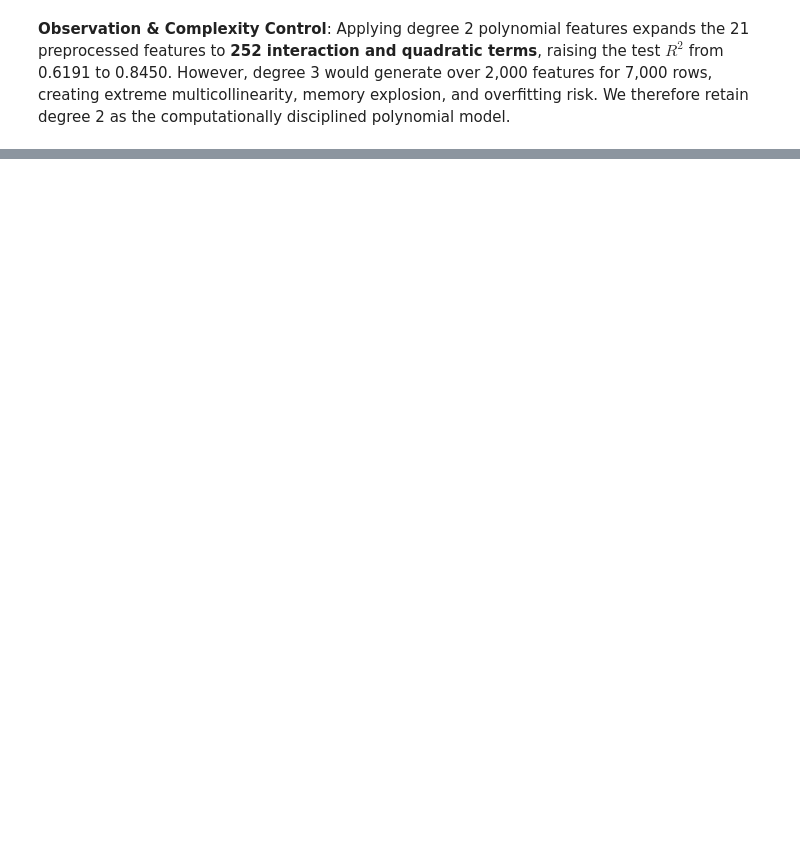
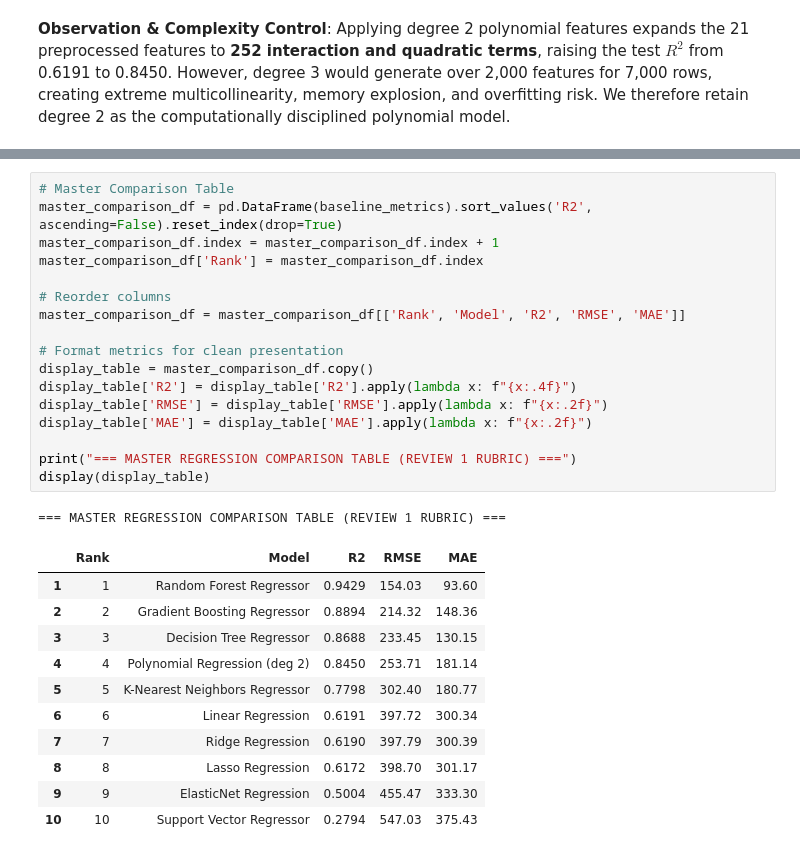
Before and after one commit to Ne-Ran/Machine-Learning-Capstone-Project, a Jupyter notebook: Notebooks/regression.ipynb, the cells around one changed output, grey strips where cells are left out. Saved outputs shown, nothing was run; the diff lists cells and outputs as text; blank space fills up the shorter version.

```diff
--- a/Notebooks/regression.ipynb
+++ b/Notebooks/regression.ipynb
@@ -759,0 +763,30 @@ Applying degree 2 polynomial features expands the 21 preprocessed features to **
+# %%
+# Master Comparison Table
+master_comparison_df = pd.DataFrame(baseline_metrics).sort_values('R2', ascending=False).reset_index(drop=True)
+master_comparison_df.index = master_comparison_df.index + 1
+master_comparison_df['Rank'] = master_comparison_df.index
+
+# Reorder columns
+master_comparison_df = master_comparison_df[['Rank', 'Model', 'R2', 'RMSE', 'MAE']]
+
+# Format metrics for clean presentation
+display_table = master_comparison_df.copy()
+display_table['R2'] = display_table['R2'].apply(lambda x: f"{x:.4f}")
+display_table['RMSE'] = display_table['RMSE'].apply(lambda x: f"{x:.2f}")
+display_table['MAE'] = display_table['MAE'].apply(lambda x: f"{x:.2f}")
+
+print("=== MASTER REGRESSION COMPARISON TABLE (REVIEW 1 RUBRIC) ===")
+display(display_table)
+# %% [output]
+=== MASTER REGRESSION COMPARISON TABLE (REVIEW 1 RUBRIC) ===
+|  | Rank | Model | R2 | RMSE | MAE |
+| 1 | 1 | Random Forest Regressor | 0.9429 | 154.03 | 93.60 |
+| 2 | 2 | Gradient Boosting Regressor | 0.8894 | 214.32 | 148.36 |
+| 3 | 3 | Decision Tree Regressor | 0.8688 | 233.45 | 130.15 |
+| 4 | 4 | Polynomial Regression (deg 2) | 0.8450 | 253.71 | 181.14 |
+| 5 | 5 | K-Nearest Neighbors Regressor | 0.7798 | 302.40 | 180.77 |
+| 6 | 6 | Linear Regression | 0.6191 | 397.72 | 300.34 |
+| 7 | 7 | Ridge Regression | 0.6190 | 397.79 | 300.39 |
+| 8 | 8 | Lasso Regression | 0.6172 | 398.70 | 301.17 |
+| 9 | 9 | ElasticNet Regression | 0.5004 | 455.47 | 333.30 |
+| 10 | 10 | Support Vector Regressor | 0.2794 | 547.03 | 375.43 |
```
Also changed, not shown: parts of 3 cells of this notebook.
